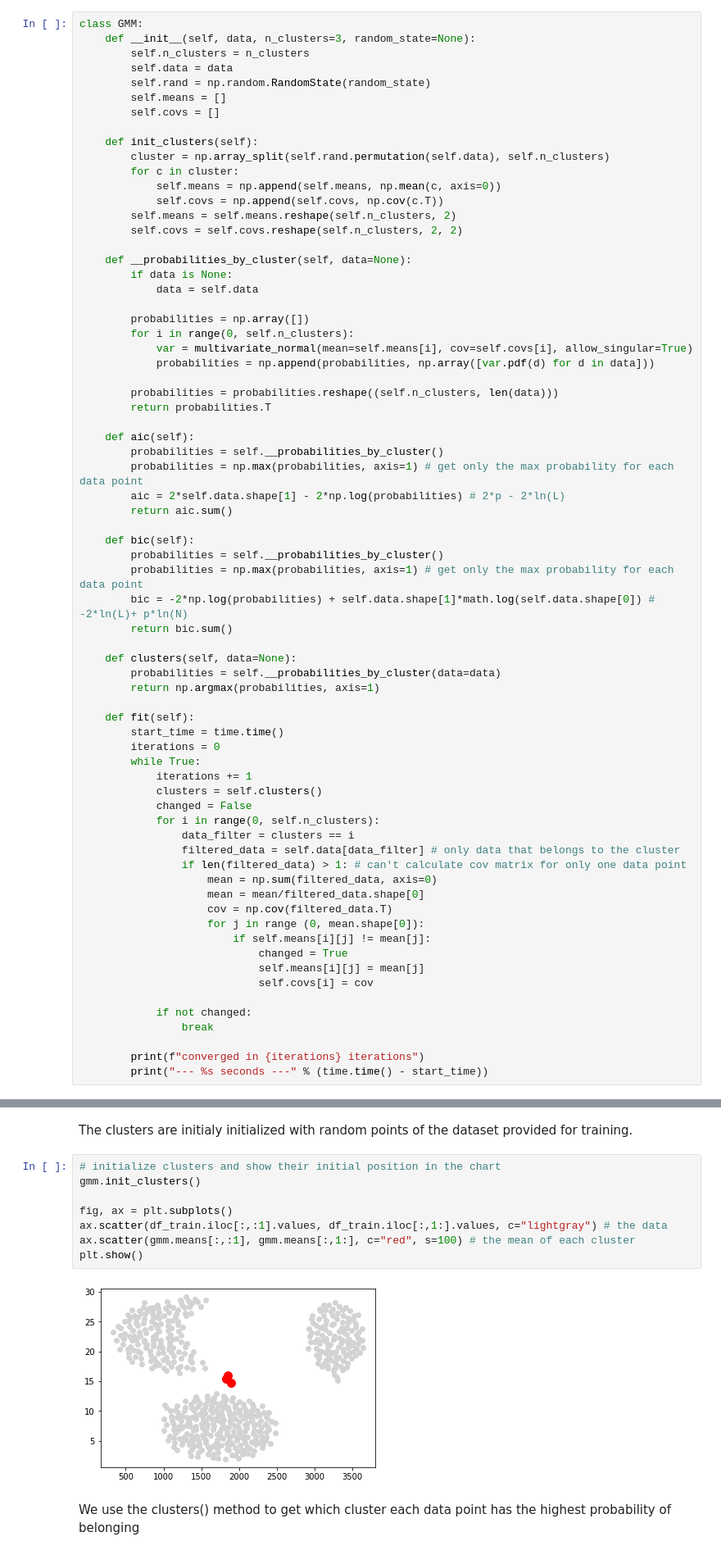
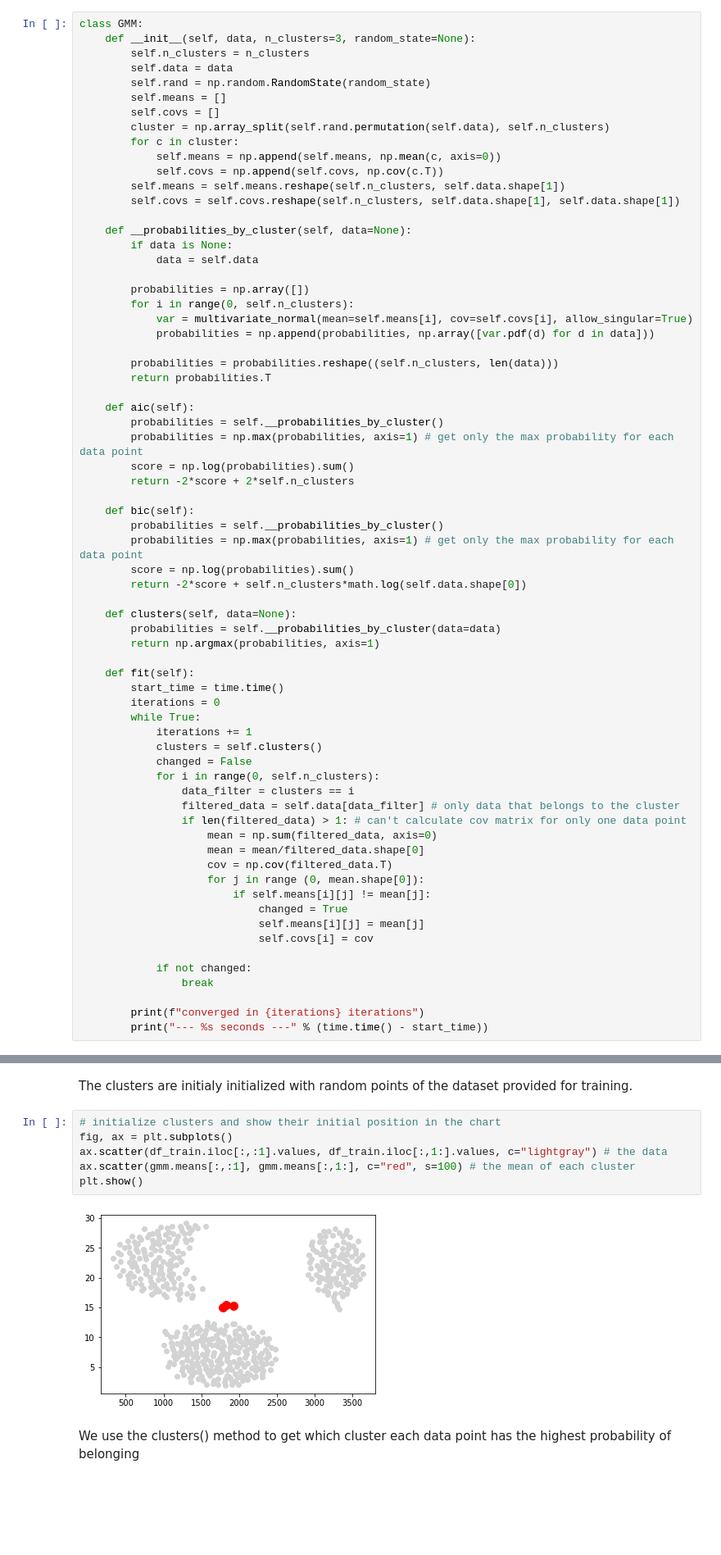
Before and after one commit to jovit/mc866-project-1, a Jupyter notebook: gmm.ipynb, the cells around one changed output, grey strips where cells are left out. Shown: that part at 82% size. Saved outputs shown, nothing was run; the diff lists cells and outputs as text; blank space fills up the shorter version.

```diff
--- a/gmm.ipynb
+++ b/gmm.ipynb
@@ -25,14 +30,12 @@ class GMM:
         self.rand = np.random.RandomState(random_state)
         self.means = []
         self.covs = []
-
-    def init_clusters(self):
         cluster = np.array_split(self.rand.permutation(self.data), self.n_clusters)
         for c in cluster:
             self.means = np.append(self.means, np.mean(c, axis=0))
             self.covs = np.append(self.covs, np.cov(c.T))
-        self.means = self.means.reshape(self.n_clusters, 2)
-        self.covs = self.covs.reshape(self.n_clusters, 2, 2)
+        self.means = self.means.reshape(self.n_clusters, self.data.shape[1])
+        self.covs = self.covs.reshape(self.n_clusters, self.data.shape[1], self.data.shape[1])
 
     def __probabilities_by_cluster(self, data=None):
         if data is None:
@@ -49,14 +52,14 @@ class GMM:
     def aic(self):
         probabilities = self.__probabilities_by_cluster()
         probabilities = np.max(probabilities, axis=1) # get only the max probability for each data point
-        aic = 2*self.data.shape[1] - 2*np.log(probabilities) # 2*p - 2*ln(L)
-        return aic.sum()
+        score = np.log(probabilities).sum()
+        return -2*score + 2*self.n_clusters
 
     def bic(self):
         probabilities = self.__probabilities_by_cluster()
         probabilities = np.max(probabilities, axis=1) # get only the max probability for each data point
-        bic = -2*np.log(probabilities) + self.data.shape[1]*math.log(self.data.shape[0]) # -2*ln(L)+ p*ln(N)
-        return bic.sum()
+        score = np.log(probabilities).sum()
+        return -2*score + self.n_clusters*math.log(self.data.shape[0])
 
     def clusters(self, data=None):
         probabilities = self.__probabilities_by_cluster(data=data)
@@ -116,14 +119,12 @@ gmm = GMM(data=df_train.to_numpy(), n_clusters=3)
 The clusters are initialy initialized with random points of the dataset provided for training.
 # %%
 # initialize clusters and show their initial position in the chart
-gmm.init_clusters()
-
 fig, ax = plt.subplots()
 ax.scatter(df_train.iloc[:,:1].values, df_train.iloc[:,1:].values, c="lightgray") # the data
 ax.scatter(gmm.means[:,:1], gmm.means[:,1:], c="red", s=100) # the mean of each cluster
 plt.show()
 # %% [output]
-[figure, old version]
+[figure, new version]
 # %% [markdown]
 We use the clusters() method to get which cluster each data point has the highest probability of belonging
 # %%
```
Also changed, not shown: parts of 18 cells of this notebook.
